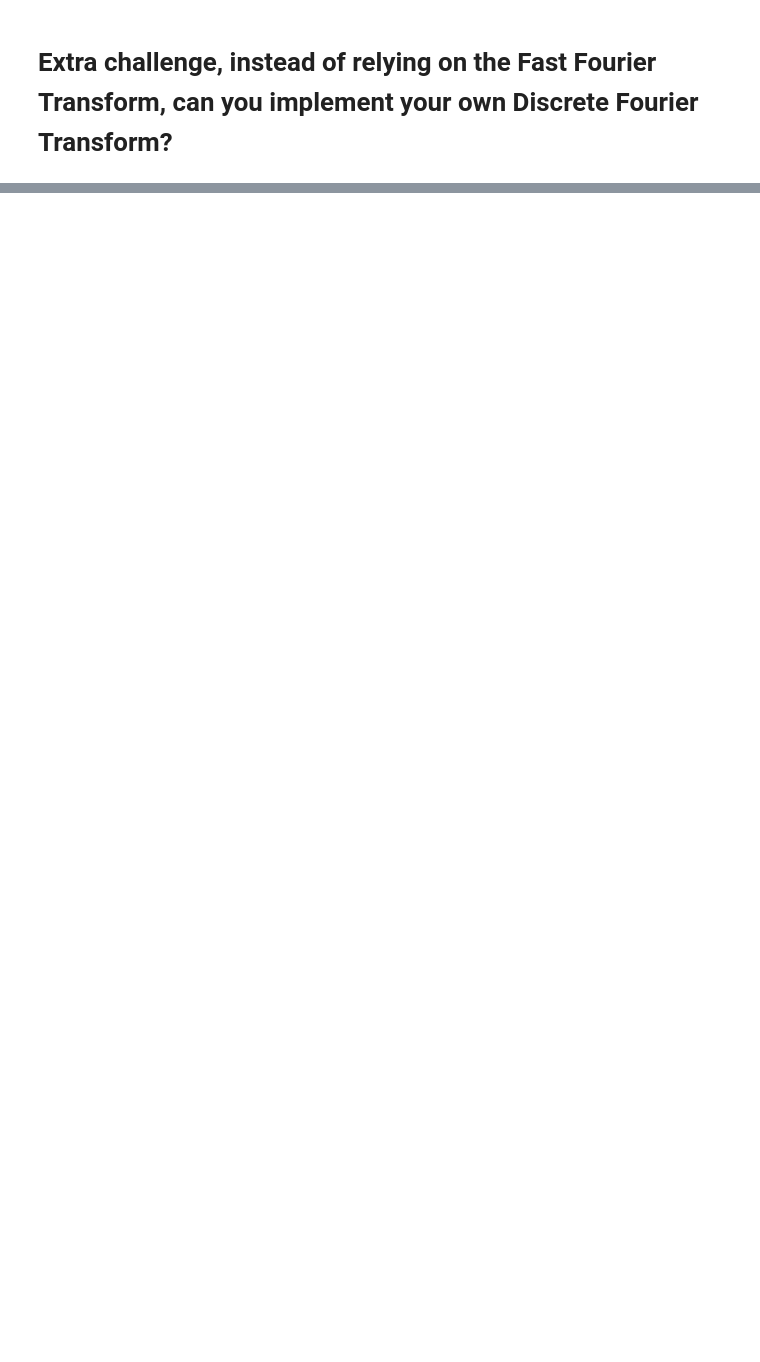
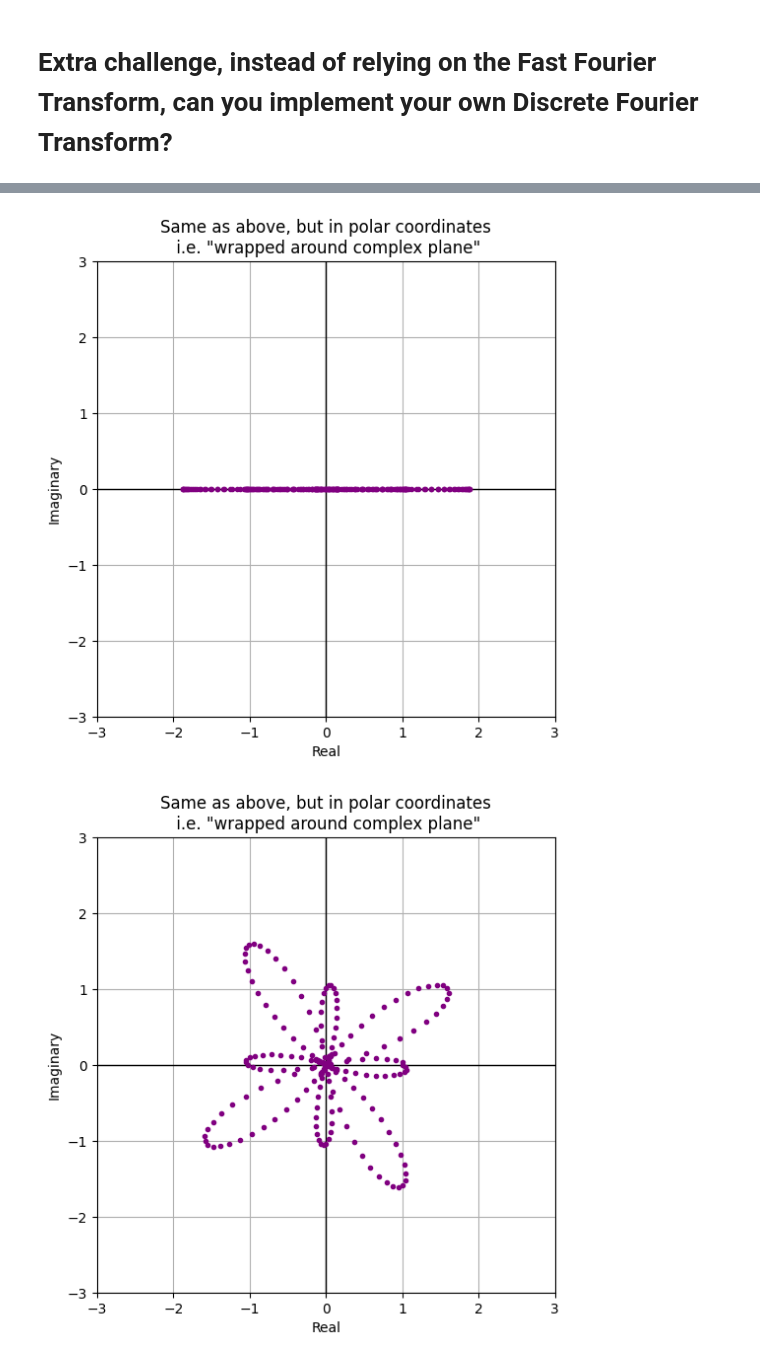
Before and after one commit to HanzeUAS-MasterSSE/digital-signal-processing-lecture-3-EwoutBergsma, a Jupyter notebook: Lecture_3_extra_challenge.ipynb, the cells around one changed output, grey strips where cells are left out. Cells and saved outputs as stored; diff of their text form; code cells hidden in the pictures; blank space fills up the shorter version.

```diff
--- a/Lecture_3_extra_challenge.ipynb
+++ b/Lecture_3_extra_challenge.ipynb
@@ -40,0 +37,26 @@ def DFT_kernel(x):
+# %%
+def DFT_kernel_k(x, k):
+    N = len(x)
+    n = np.arange(N)
+    return x * np.exp(-2j * np.pi * k * n / N)   # elementwise kernel for this k
+
+ks = np.arange(0, len(combined))  # k from 0 to N-1
+
+kernout_outputs = [DFT_kernel_k(combined, k) for k in ks]
+
+for kernout_output in kernout_outputs[:3]:
+    # Plot in phasor form
+    plt.figure(figsize=(6,6))
+    # Thicker horizontal and vertical 0 lines
+    plt.axhline(0, color='black', linewidth=1)  # Horizontal line
+    plt.axvline(0, color='black', linewidth=1)  # Vertical line
+    plt.gca().plot(kernout_output.real, kernout_output.imag, '.', c='purple')
+    plt.ylim(-3, 3)
+    plt.xlim(-3, 3)
+    plt.xlabel("Real")
+    plt.ylabel("Imaginary")
+    plt.title("Same as above, but in polar coordinates\n i.e. \"wrapped around complex plane\"")
+    plt.grid(True)
+# %% [output]
+[figure, added]
+[figure, added]
```
Also changed, not shown: parts of 5 cells of this notebook.
